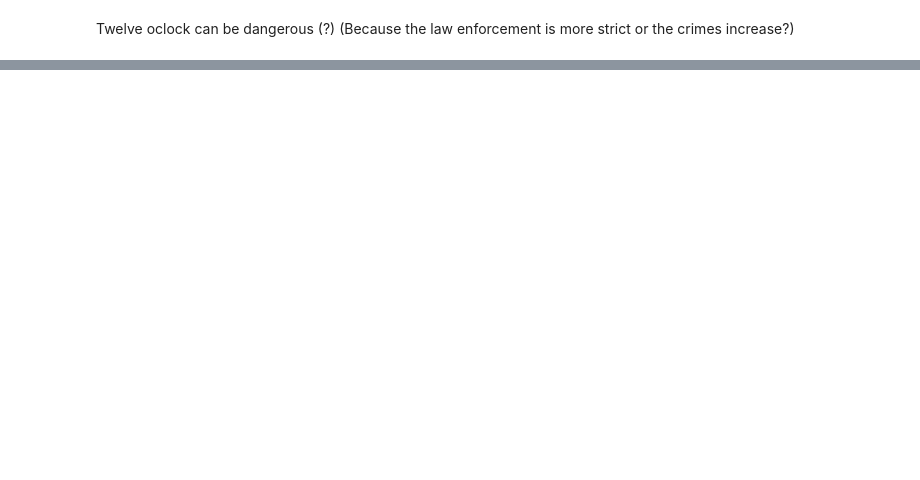
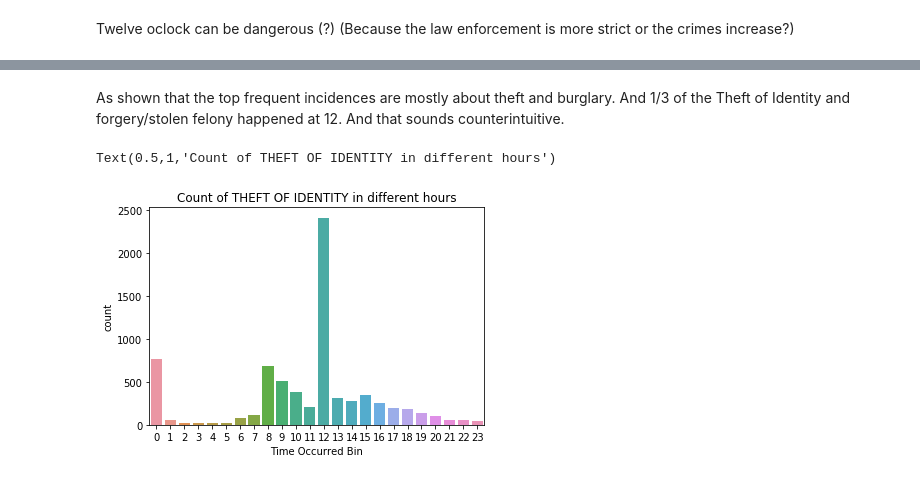
Before and after one commit to Shaofanl/LA_Crime_Analysis, a Jupyter notebook: 1.batch/LA_crime.ipynb, the cells around one changed output, grey strips where cells are left out. Drawn from its saved outputs; the diff is of its cells as text; code cells hidden in the pictures; blank space fills up the shorter version.

```diff
--- a/1.batch/LA_crime.ipynb
+++ b/1.batch/LA_crime.ipynb
@@ -220,0 +259,12 @@ df.columns
+# %% [markdown]
+As shown that the top frequent incidences are mostly about theft and burglary. And 1/3 of the Theft of Identity and forgery/stolen felony happened at 12. And that sounds counterintuitive.
+# %%
+sns.barplot(
+    x='Time Occurred Bin',
+    y='count',
+    data=df.filter(df['Crime Code Description']=='THEFT OF IDENTITY')\
+        .groupBy(time_occurred_bin).count().toPandas()
+).set_title('Count of THEFT OF IDENTITY in different hours')
+# %% [output]
+Text(0.5,1,'Count of THEFT OF IDENTITY in different hours')
+[figure, added]
```
Also changed, not shown: parts of 27 cells of this notebook, 1 other file.
